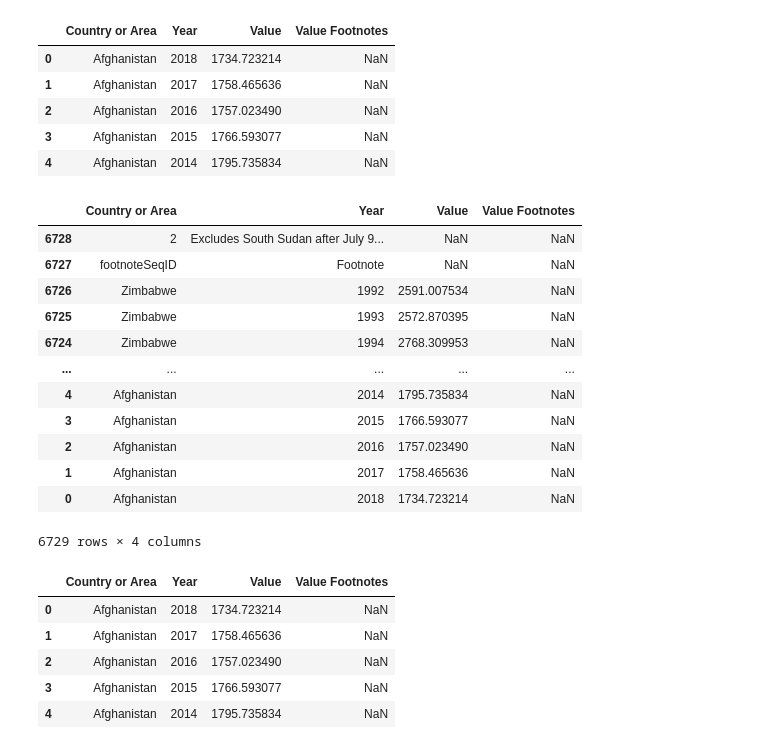
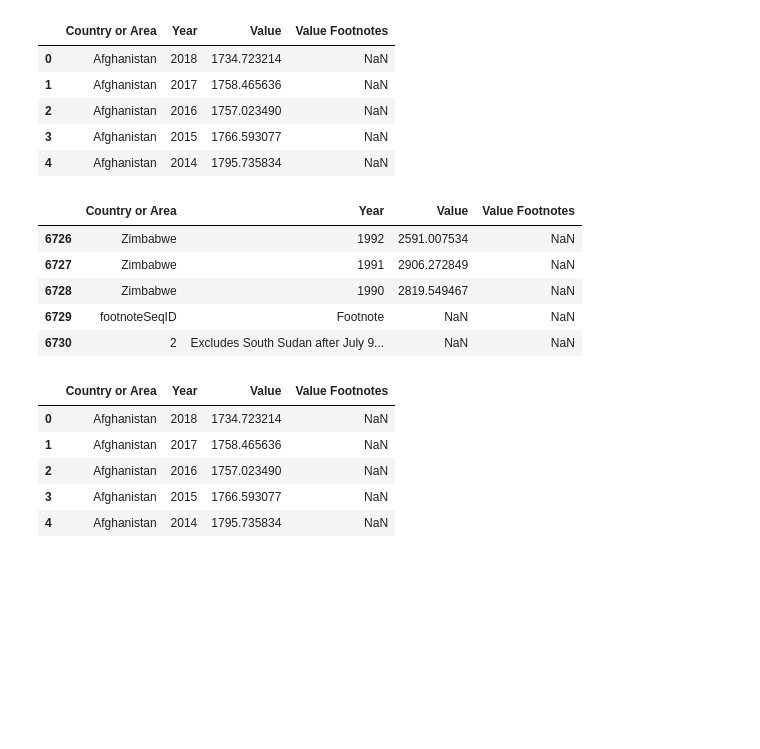
Before and after one commit to nss-data-science-cohort-4/dq1-undata-maggimckenzie, a Jupyter notebook: notebooks/UN_Data_Exploration.ipynb, the cells around one changed output. Drawn from its saved outputs; the diff is of its cells as text; code cells hidden in the pictures; blank space fills up the shorter version.

```diff
--- a/notebooks/UN_Data_Exploration.ipynb
+++ b/notebooks/UN_Data_Exploration.ipynb
@@ -79,22 +83,16 @@ gdp_df.head()
 | 2 | Afghanistan | 2016 | 1757.023490 | NaN |
 | 3 | Afghanistan | 2015 | 1766.593077 | NaN |
 | 4 | Afghanistan | 2014 | 1795.735834 | NaN |
-# %%
-gdp_df.sort_index(ascending=False)
-# %% [output]
-|  | Country or Area | Year | Value | Value Footnotes |
-| 6728 | 2 | Excludes South Sudan after July 9... | NaN | NaN |
-| 6727 | footnoteSeqID | Footnote | NaN | NaN |
-| 6726 | Zimbabwe | 1992 | 2591.007534 | NaN |
-| 6725 | Zimbabwe | 1993 | 2572.870395 | NaN |
-| 6724 | Zimbabwe | 1994 | 2768.309953 | NaN |
-| ... | ... | ... | ... | ... |
-| 4 | Afghanistan | 2014 | 1795.735834 | NaN |
-| 3 | Afghanistan | 2015 | 1766.593077 | NaN |
-| 2 | Afghanistan | 2016 | 1757.023490 | NaN |
-| 1 | Afghanistan | 2017 | 1758.465636 | NaN |
-| 0 | Afghanistan | 2018 | 1734.723214 | NaN |
-6729 rows × 4 columns
+# %%
+gdp_df.tail()
+#We have unneeded rows at the bottom, need to reread the data without these
+# %% [output]
+|  | Country or Area | Year | Value | Value Footnotes |
+| 6726 | Zimbabwe | 1992 | 2591.007534 | NaN |
+| 6727 | Zimbabwe | 1991 | 2906.272849 | NaN |
+| 6728 | Zimbabwe | 1990 | 2819.549467 | NaN |
+| 6729 | footnoteSeqID | Footnote | NaN | NaN |
+| 6730 | 2 | Excludes South Sudan after July 9... | NaN | NaN |
 # %%
 gdp_df = pd.read_csv("../gdp_per_capita.csv", nrows=6727)
 # %%
```
Also changed, not shown: parts of 29 cells of this notebook.
